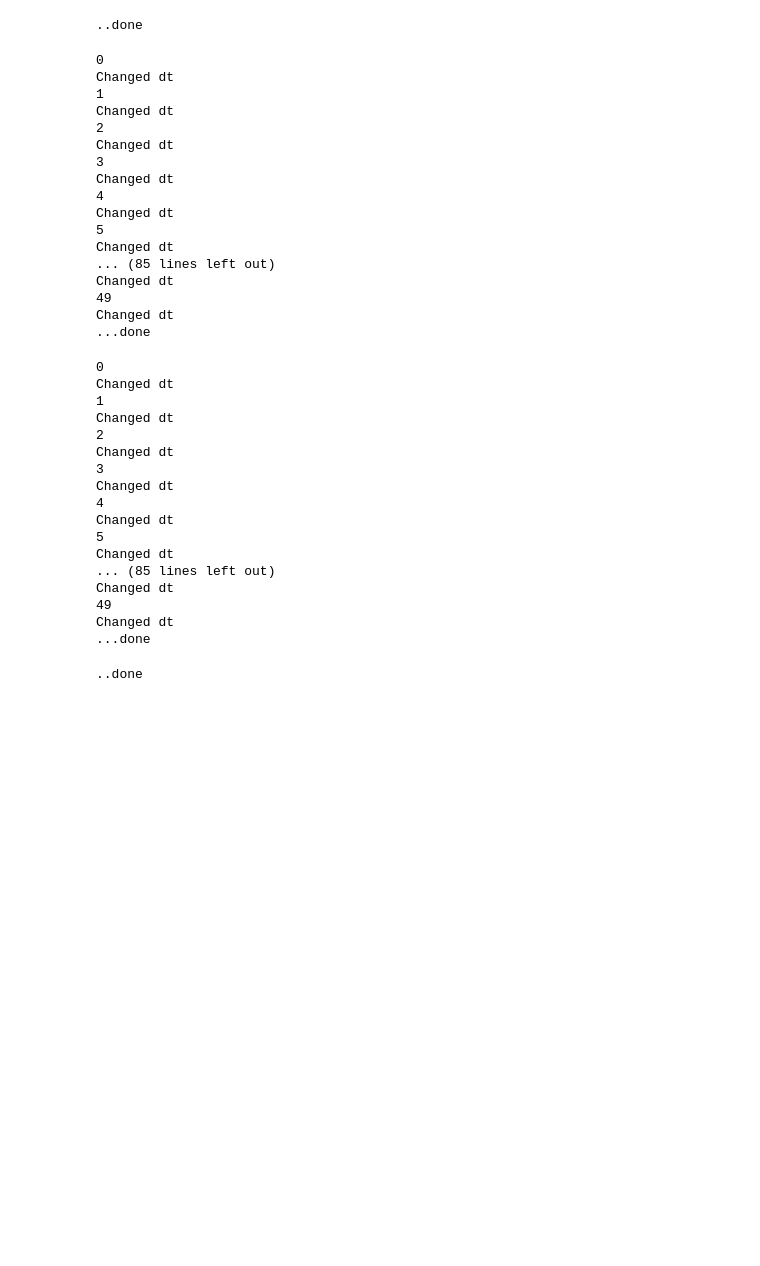
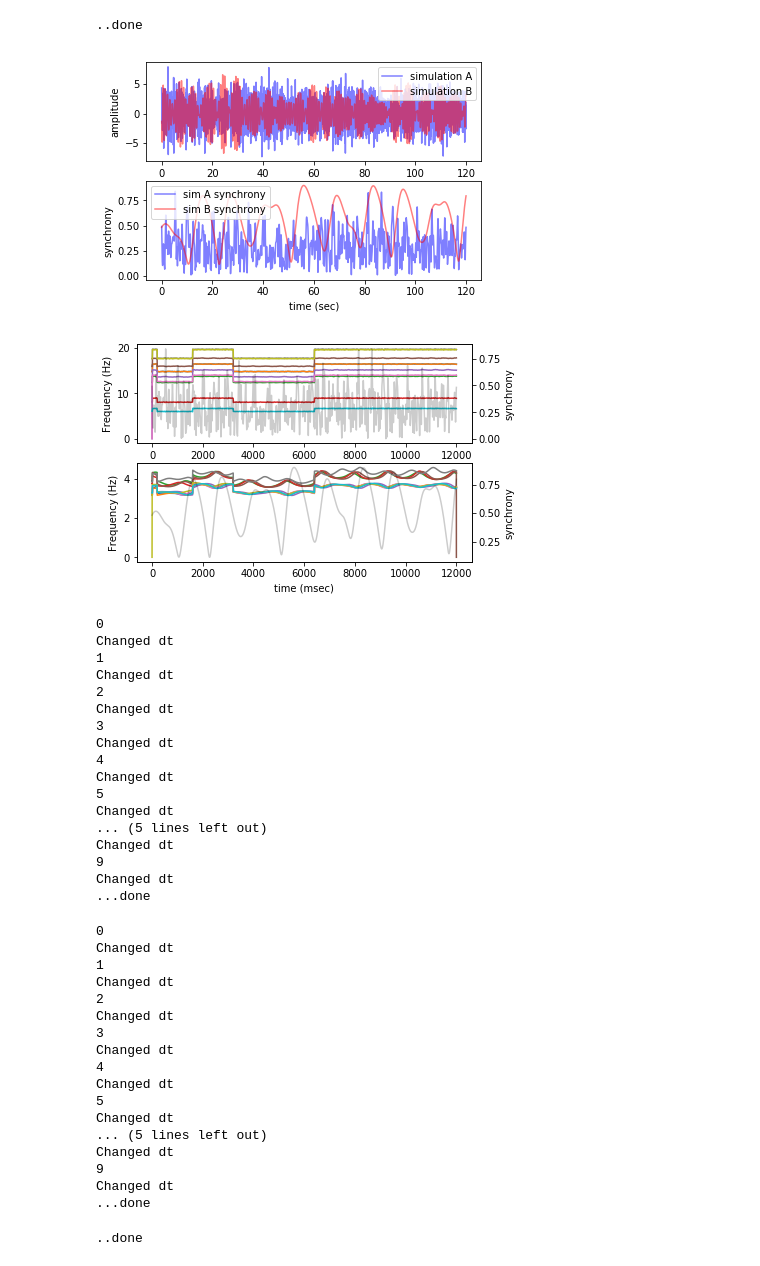
Before and after one commit to dhadjia1/epilepsy_kuramoto, a Jupyter notebook: izhi/main_simulation_izhi.ipynb, the cells around one changed output. Drawn from its saved outputs; the diff is of its cells as text; code cells hidden in the pictures; blank space fills up the shorter version.

```diff
--- a/izhi/main_simulation_izhi.ipynb
+++ b/izhi/main_simulation_izhi.ipynb
@@ -21,12 +21,13 @@ The autoreload extension is already loaded. To reload it, use:
 # Simulation A has high variance in natural frequencies
 
 random = np.random.RandomState(seed=100)
-noscillators = 50
-coupling_A   = random.uniform(0.01, 0.05, size=(noscillators, noscillators))
+noscillators = 10
+scaling = 0.5
+coupling_A   = random.uniform(scaling*0.01, scaling*0.05, size=(noscillators, noscillators))
 for i in range(noscillators):
     coupling_A[i,i] = 0.0
-frequencies_A = random.normal(20.0, 20.0, size=(noscillators,))
-net_A = kuramoto_network(noscillators, frequencies_A, coupling_A, seed=0)
+frequencies_A = random.uniform(4.0, 20.0, size=(noscillators,))
+net_A = kuramoto_network(noscillators, frequencies_A, coupling_A, init_phases=None, seed=0)
 phases_A, mean_phase_A, synchrony_A, times_A = net_A.simulate(12000., 120.)
 angles_A     = phase_to_angle(phases_A.T, times_A[1] - times_A[0])
 amplitudes_A = phase_to_amplitude(phases_A.T, frequencies_A, times_A)
@@ -36,13 +37,13 @@ done...
 # %%
 # Simulation B has low variance in natural frequencies
 
-noscillators = 50
+noscillators = 10
 scaling      = 1.0
 coupling_B   = random.uniform(scaling*0.01, scaling*0.05, size=(noscillators, noscillators))
 for i in range(noscillators):
     coupling_B[i,i] = 0.0
-frequencies_B = random.normal(20.0, 1.0, size=(noscillators,))
-net_B = kuramoto_network(noscillators, frequencies_B, coupling_B, seed=0)
+frequencies_B = random.uniform(3.5, 4.5, size=(noscillators,))
+net_B = kuramoto_network(noscillators, frequencies_B, coupling_B, init_phases=phases_A[-1,:], seed=0)
 phases_B, mean_phase_B, synchrony_B, times_B = net_B.simulate(12000., 120.)
 angles_B     = phase_to_angle(phases_B.T, times_B[1] - times_B[0])
 amplitudes_B = phase_to_amplitude(phases_B.T, frequencies_B, times_B)
@@ -59,30 +60,45 @@ print('..done')
 # %%
 # Plot sum of oscillators and synchronization
 
 fig, (ax1, ax2) = plt.subplots(2,1)
 
 ax1.plot(times_A, sum_A, label='simulation A', c='b', alpha=0.5)
 ax1.plot(times_B, sum_B, label='simulation B', c='r', alpha=0.5)
 ax1.legend()
 
 ax2.plot(times_A, synchrony_A, label='sim A synchrony', c='b', alpha=0.5)
 ax2.plot(times_B, synchrony_B, label='sim B synchrony', c='r', alpha=0.5)
 ax2.legend()
 
+ax1.set_ylabel('amplitude')
+
+ax2.set_ylabel('synchrony')
+ax2.set_xlabel('time (sec)')
+
 fig, (ax1, ax2) = plt.subplots(2,1)
 ax1.plot(angles_A.T)
 ax11 = ax1.twinx()
 ax11.plot(synchrony_A, c='black', alpha=0.2)
 ax2.plot(angles_B.T)
 ax22 = ax2.twinx()
 ax22.plot(synchrony_B, c='black', alpha=0.2)
 
+ax1.set_ylabel('Frequency (Hz)')
+ax11.set_ylabel('synchrony')
+
+ax2.set_ylabel('Frequency (Hz)')
+ax22.set_ylabel('synchrony')
+ax2.set_xlabel('time (msec)')
+
 plt.show()
+# %% [output]
+[figure, added]
+[figure, added]
 # %%
 # run simulations from parameter set A on pyramidal cell neurons
 
 soma_v_vecs_A, t_vecs_A = [], []
-simulation_time_idx_A = np.where(times_A < 20.)[0]
+simulation_time_idx_A = np.where(times_A < 5.)[0]
 simulation_times_A    = times_A[simulation_time_idx_A]
 sim_cells_A = [IzhiCell() for _ in xrange(noscillators)]
 for i in xrange(noscillators):
@@ -104,16 +120,16 @@ Changed dt
 Changed dt
 5
 Changed dt
-... (85 lines left out)
+... (5 lines left out)
 Changed dt
-49
+9
 Changed dt
 ...done
 # %%
 # run simulations from parameter set B on pyramidal cell neurons
 
 soma_v_vecs_B, t_vecs_B = [], []
-simulation_time_idx_B = np.where(times_B < 20.0)[0]
+simulation_time_idx_B = np.where(times_B < 5.0)[0]
 simulation_times_B    = times_B[simulation_time_idx_B]
 sim_cells_B = [IzhiCell() for _ in xrange(noscillators)]
 for i in xrange(noscillators):
@@ -135,9 +151,9 @@ Changed dt
 Changed dt
 5
 Changed dt
-... (85 lines left out)
+... (5 lines left out)
 Changed dt
-49
+9
 Changed dt
 ...done
 # %%
```
Also changed, not shown: parts of 5 cells of this notebook.
